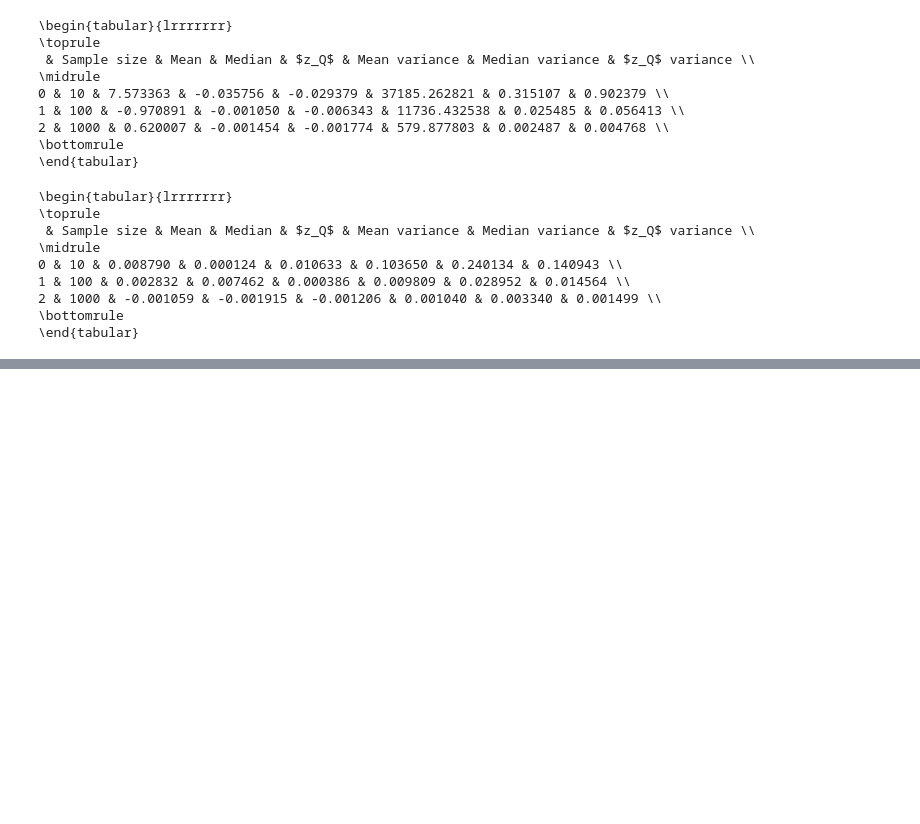
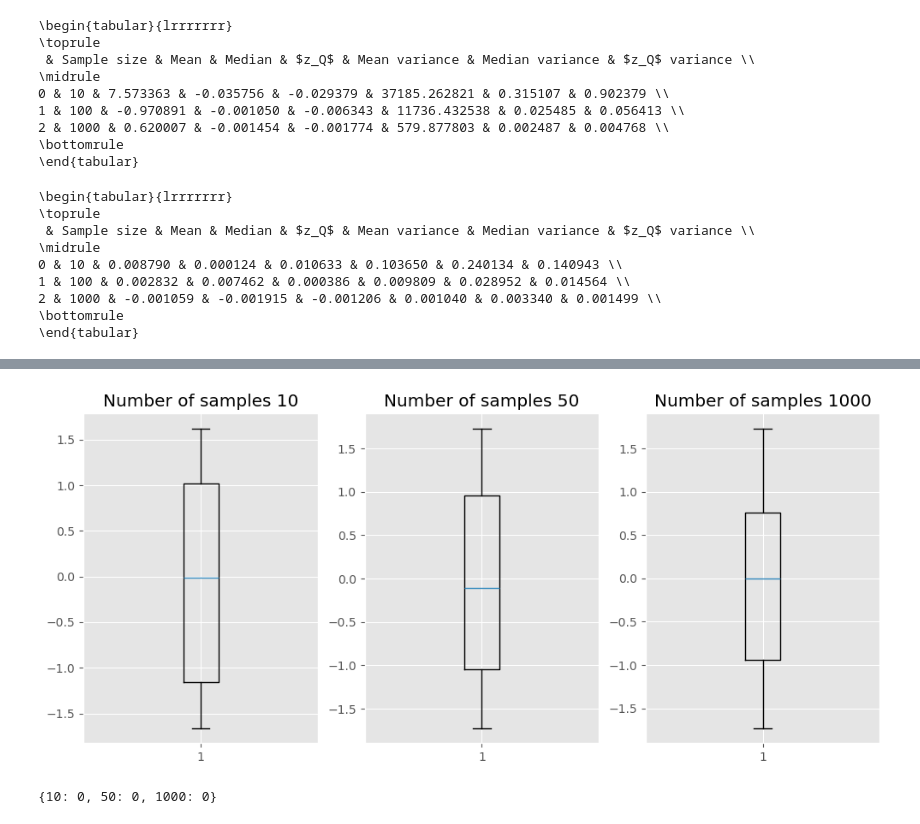
Before and after one commit to AndrewM0204/stats, a Jupyter notebook: stat1.ipynb, the cells around one changed output, grey strips where cells are left out. Saved outputs shown, nothing was run; the diff lists cells and outputs as text; code cells hidden in the pictures; blank space fills up the shorter version.

```diff
--- a/stat1.ipynb
+++ b/stat1.ipynb
@@ -111,0 +143,5 @@ print(statistics(stats.uniform(-np.sqrt(3), 2*np.sqrt(3))).to_latex())
+# %%
+print_boxplot(stats.uniform(-np.sqrt(3), 2*np.sqrt(3)), './images/uni_box')
+# %% [output]
+[figure, added]
+{10: 0, 50: 0, 1000: 0}
```
Also changed, not shown: parts of 6 cells of this notebook, 4 other files.
